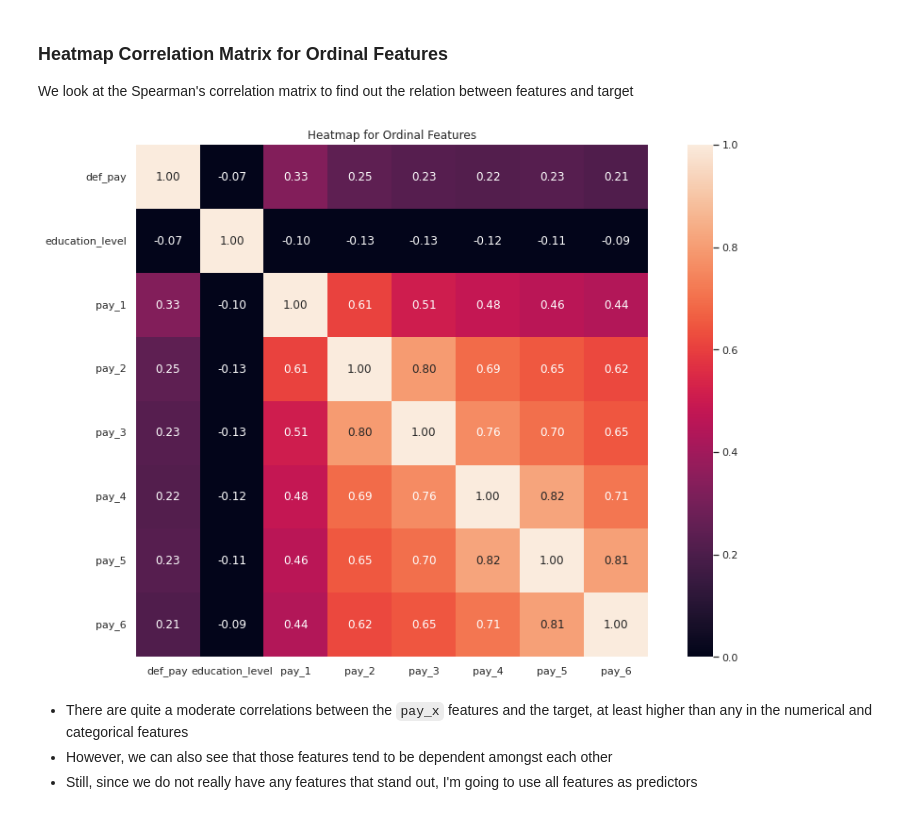
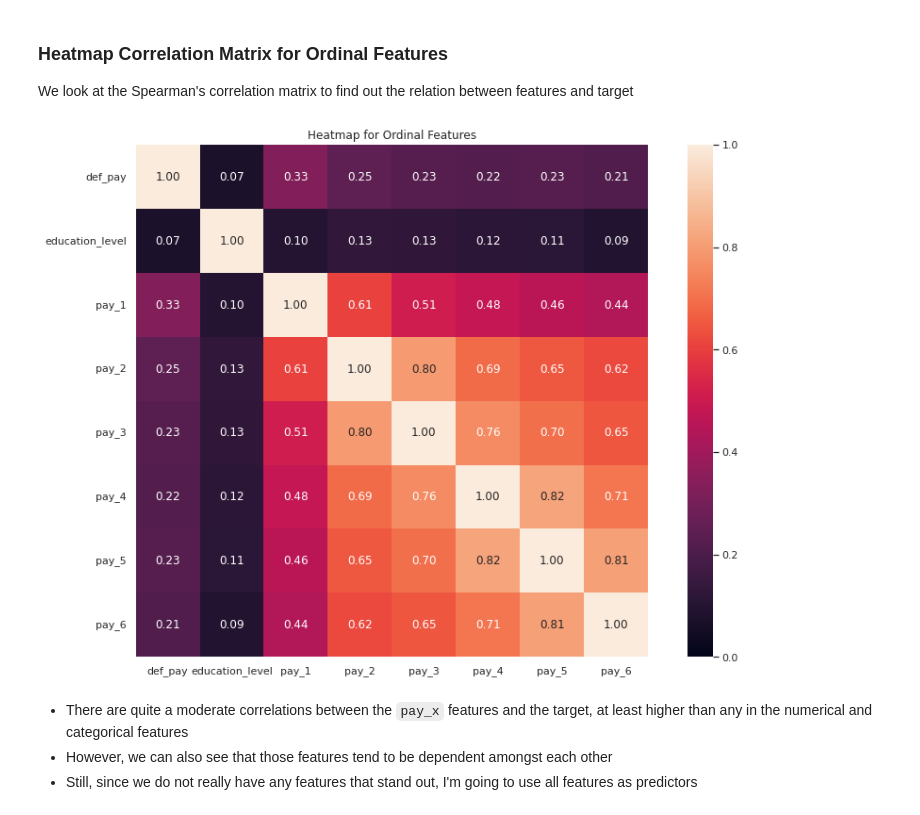
Before and after one commit to NikkiSatmaka/h8-ftds011-p1-ml1, a Jupyter notebook: h8dsft_P1M1_nikki_satmaka.ipynb, the cells around one changed output. Saved outputs shown, nothing was run; the diff lists cells and outputs as text; code cells hidden in the pictures.

Commit message:
fix heatmap corr absolute

```diff
--- a/h8dsft_P1M1_nikki_satmaka.ipynb
+++ b/h8dsft_P1M1_nikki_satmaka.ipynb
@@ -1074,16 +1074,16 @@ We look at the Spearman's correlation matrix to find out the relation between fe
 # %%
 # Heatmap Correlation Matrix
 plt.figure(figsize=(15,10))
 
 sns.heatmap(
-    pd.concat([y_train, X_train[ord_cols]], axis=1).corr('spearman'),
+    pd.concat([y_train, X_train[ord_cols]], axis=1).corr('spearman').abs(),
     annot=True, vmin=0, vmax=1, fmt='.2f', square=True)
 plt.yticks(rotation=0)
 plt.title('Heatmap for Ordinal Features')
 
 plt.show()
 # %% [output]
-[figure, old version]
+[figure, new version]
 # %% [markdown]
 - There are quite a moderate correlations between the `pay_x` features and the target, at least higher than any in the numerical and categorical features
 - However, we can also see that those features tend to be dependent amongst each other
```
Also changed, not shown: parts of 5 cells of this notebook.
